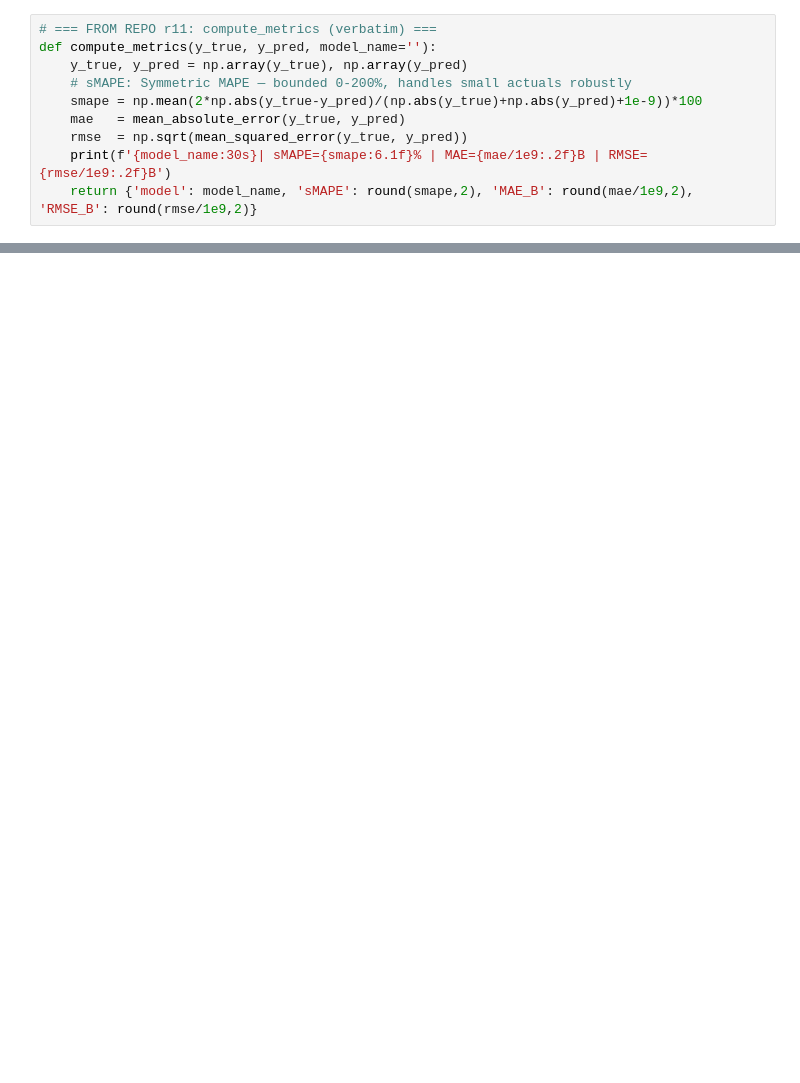
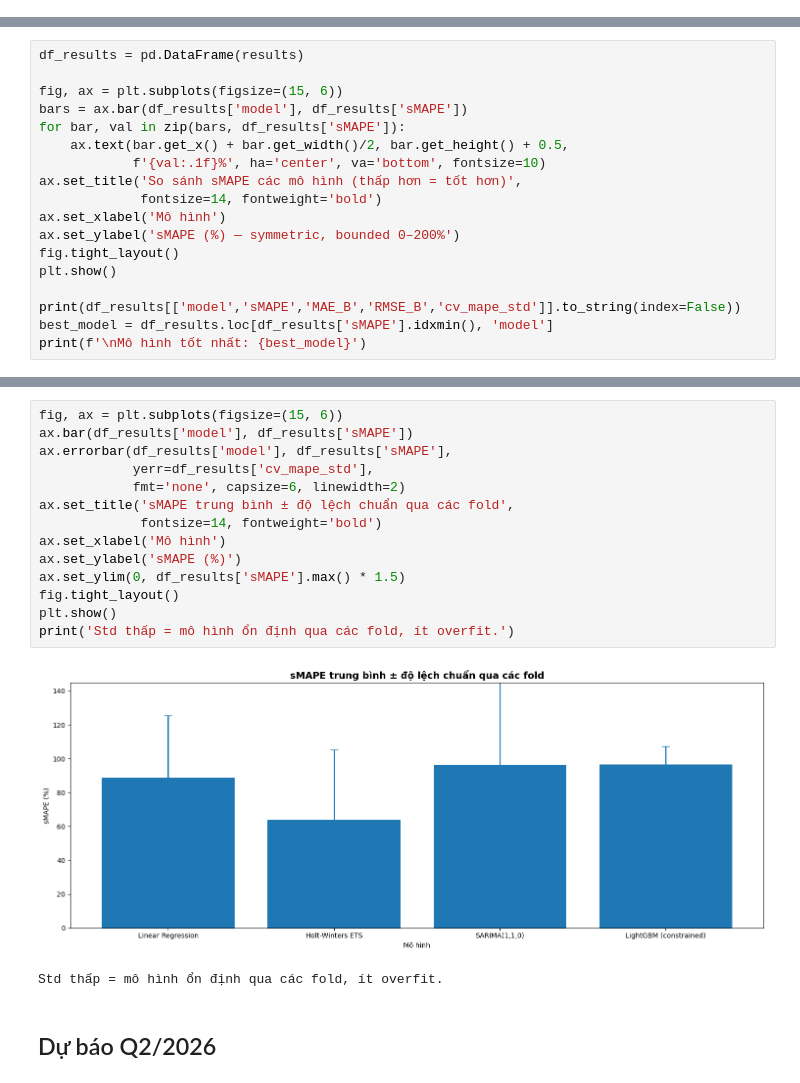
Before and after one commit to TruongDev24/tnbike-analytics-final, a Jupyter notebook: notebooks/01_q1_sales_forecast.ipynb, the cells around one changed output, grey strips where cells are left out. Drawn from its saved outputs; the diff is of its cells as text; blank space fills up the shorter version.

```diff
--- a/notebooks/01_q1_sales_forecast.ipynb
+++ b/notebooks/01_q1_sales_forecast.ipynb
@@ -141,10 +0,0 @@ Số tuần sau feature engineering: 18
-# %%
-# === FROM REPO r11: compute_metrics (verbatim) ===
-def compute_metrics(y_true, y_pred, model_name=''):
-    y_true, y_pred = np.array(y_true), np.array(y_pred)
-    # sMAPE: Symmetric MAPE — bounded 0-200%, handles small actuals robustly
-    smape = np.mean(2*np.abs(y_true-y_pred)/(np.abs(y_true)+np.abs(y_pred)+1e-9))*100
-    mae   = mean_absolute_error(y_true, y_pred)
-    rmse  = np.sqrt(mean_squared_error(y_true, y_pred))
-    print(f'{model_name:30s}| sMAPE={smape:6.1f}% | MAE={mae/1e9:.2f}B | RMSE={rmse/1e9:.2f}B')
-    return {'model': model_name, 'sMAPE': round(smape,2), 'MAE_B': round(mae/1e9,2), 'RMSE_B': round(rmse/1e9,2)}
@@ -559,0 +271,18 @@ plt.show()
+# %%
+df_results = pd.DataFrame(results)
+
+fig, ax = plt.subplots(figsize=(15, 6))
+bars = ax.bar(df_results['model'], df_results['sMAPE'])
+for bar, val in zip(bars, df_results['sMAPE']):
+    ax.text(bar.get_x() + bar.get_width()/2, bar.get_height() + 0.5,
+            f'{val:.1f}%', ha='center', va='bottom', fontsize=10)
+ax.set_title('So sánh sMAPE các mô hình (thấp hơn = tốt hơn)',
+             fontsize=14, fontweight='bold')
+ax.set_xlabel('Mô hình')
+ax.set_ylabel('sMAPE (%) — symmetric, bounded 0–200%')
+fig.tight_layout()
+plt.show()
+
+print(df_results[['model','sMAPE','MAE_B','RMSE_B','cv_mape_std']].to_string(index=False))
+best_model = df_results.loc[df_results['sMAPE'].idxmin(), 'model']
+print(f'\nMô hình tốt nhất: {best_model}')
@@ -559,0 +298,19 @@ plt.show()
+# %%
+fig, ax = plt.subplots(figsize=(15, 6))
+ax.bar(df_results['model'], df_results['sMAPE'])
+ax.errorbar(df_results['model'], df_results['sMAPE'],
+            yerr=df_results['cv_mape_std'],
+            fmt='none', capsize=6, linewidth=2)
+ax.set_title('sMAPE trung bình ± độ lệch chuẩn qua các fold',
+             fontsize=14, fontweight='bold')
+ax.set_xlabel('Mô hình')
+ax.set_ylabel('sMAPE (%)')
+ax.set_ylim(0, df_results['sMAPE'].max() * 1.5)
+fig.tight_layout()
+plt.show()
+print('Std thấp = mô hình ổn định qua các fold, ít overfit.')
+# %% [output]
+[figure, added]
+Std thấp = mô hình ổn định qua các fold, ít overfit.
+# %% [markdown]
+## Dự báo Q2/2026
```
Also changed, not shown: parts of 73 cells of this notebook.
